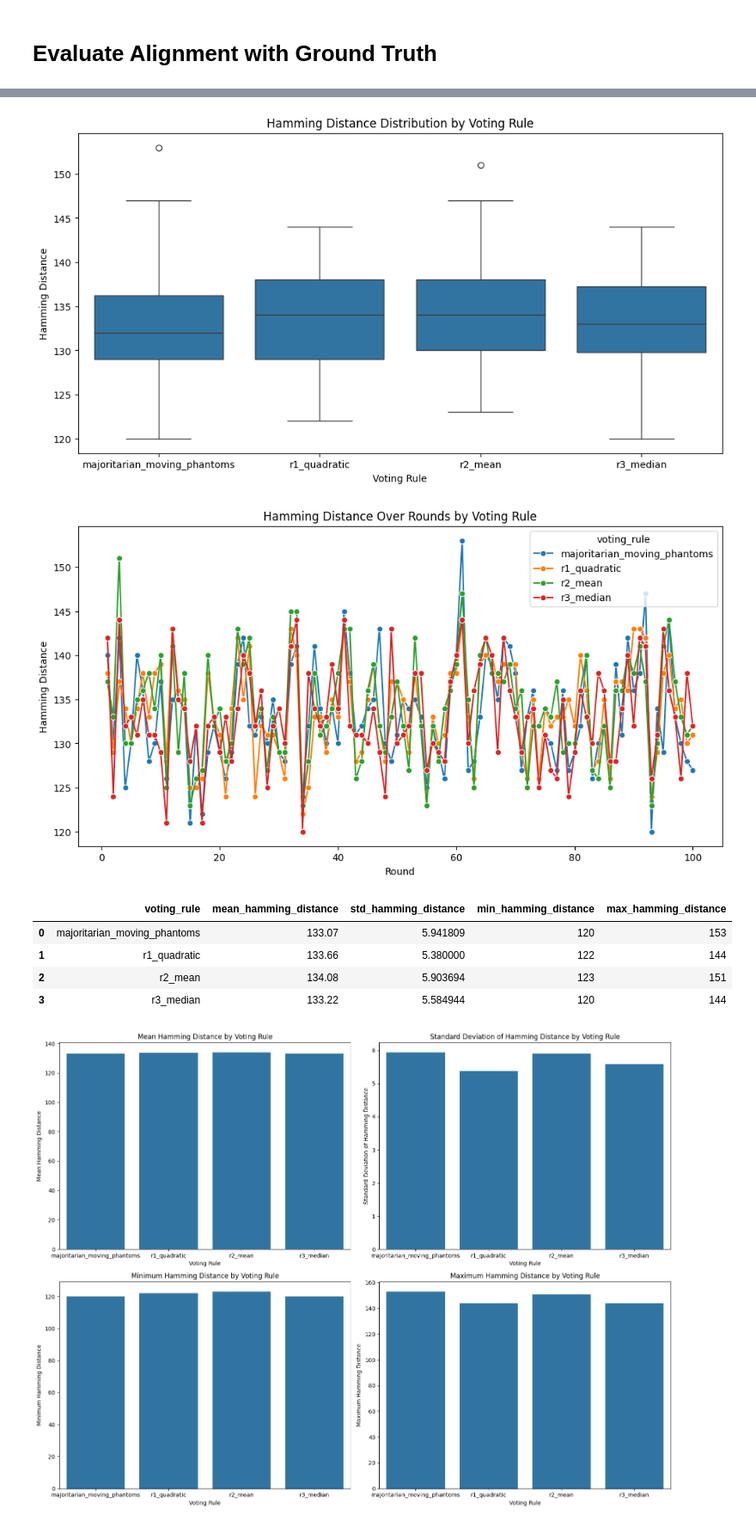
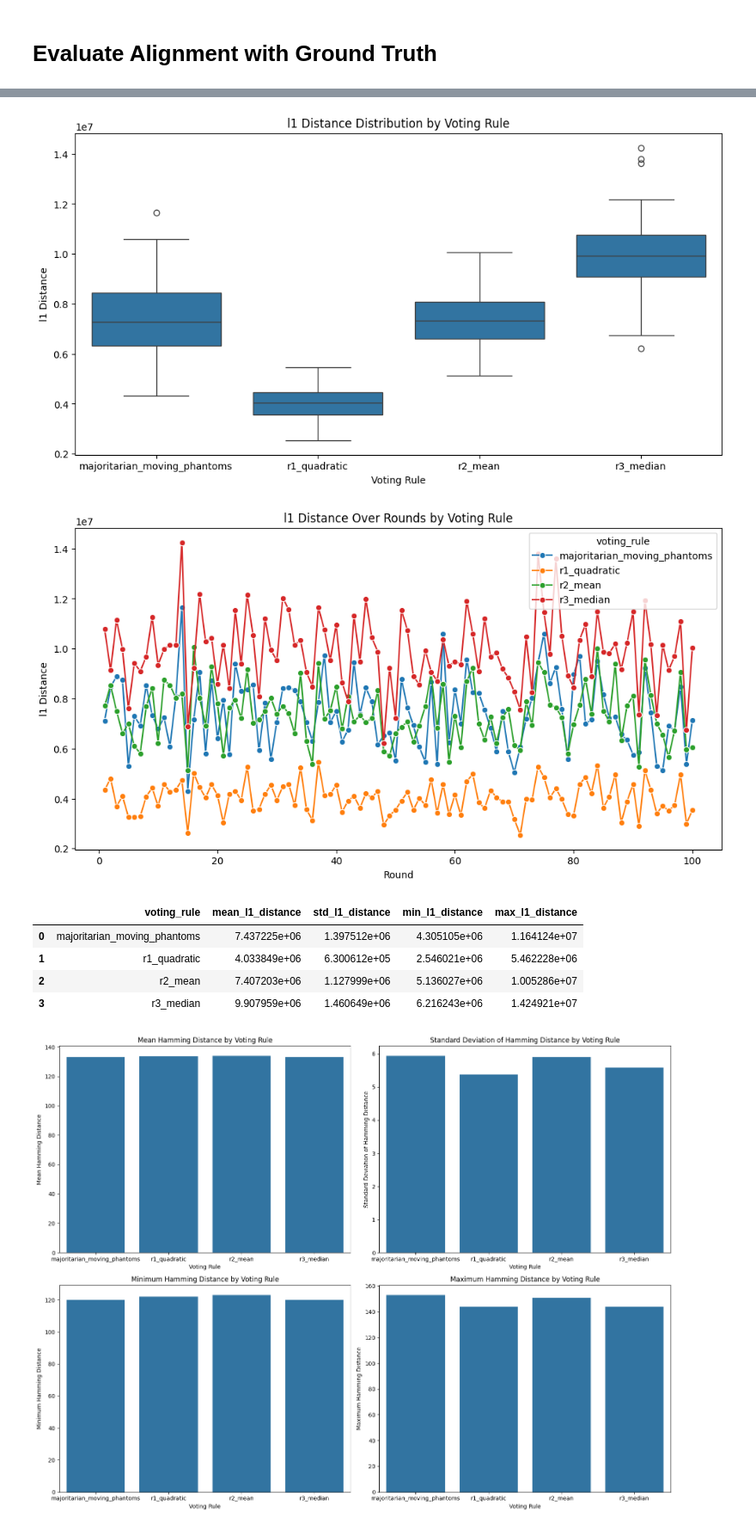
Before and after one commit to GovXS/Evaluating-Voting-Design-Tradeoffs-for-Retro-Funding, a Jupyter notebook: simulations/run.ipynb, the cells around one changed output, grey strips where cells are left out. Shown at 86% size. Cells and saved outputs as stored; diff of their text form; code cells hidden in the pictures.

Commit message:
Gorund truth used l1 distance and mallows based vote

```diff
--- a/simulations/run.ipynb
+++ b/simulations/run.ipynb
@@ -184,46 +183,46 @@ Alignment Results:
 # %%
 import matplotlib.pyplot as plt
 import seaborn as sns
 
 # Prepare data for plotting
-alignment_results_long = alignment_results.melt(id_vars=['round'], var_name='voting_rule', value_name='hamming_distance')
-alignment_results_long['voting_rule'] = alignment_results_long['voting_rule'].str.replace('_hamming_distance', '')
+alignment_results_long = alignment_results.melt(id_vars=['round'], var_name='voting_rule', value_name='l1_distance')
+alignment_results_long['voting_rule'] = alignment_results_long['voting_rule'].str.replace('_l1_distance', '')
 
 # Box Plot
 plt.figure(figsize=(12, 6))
-sns.boxplot(x='voting_rule', y='hamming_distance', data=alignment_results_long)
-plt.title('Hamming Distance Distribution by Voting Rule')
+sns.boxplot(x='voting_rule', y='l1_distance', data=alignment_results_long)
+plt.title('l1 Distance Distribution by Voting Rule')
 plt.xlabel('Voting Rule')
-plt.ylabel('Hamming Distance')
+plt.ylabel('l1 Distance')
 plt.show()
 
 # Line Plot
 plt.figure(figsize=(12, 6))
-sns.lineplot(x='round', y='hamming_distance', hue='voting_rule', data=alignment_results_long, marker='o')
-plt.title('Hamming Distance Over Rounds by Voting Rule')
+sns.lineplot(x='round', y='l1_distance', hue='voting_rule', data=alignment_results_long, marker='o')
+plt.title('l1 Distance Over Rounds by Voting Rule')
 plt.xlabel('Round')
-plt.ylabel('Hamming Distance')
+plt.ylabel('l1 Distance')
 plt.show()
 # %% [output]
-[figure, old version]
+[figure, new version]
-[figure, old version]
+[figure, new version]
 # %%
 def calculate_alignment_metrics(alignment_results):
     metrics = {
         "voting_rule": [],
-        "mean_hamming_distance": [],
-        "std_hamming_distance": [],
-        "min_hamming_distance": [],
-        "max_hamming_distance": []
+        "mean_l1_distance": [],
+        "std_l1_distance": [],
+        "min_l1_distance": [],
+        "max_l1_distance": []
     }
 
     for voting_rule in model.voting_rules.keys():
-        hamming_distances = alignment_results[f"{voting_rule}_hamming_distance"]
+        l1_distances = alignment_results[f"{voting_rule}_l1_distance"]
         metrics["voting_rule"].append(voting_rule)
-        metrics["mean_hamming_distance"].append(np.mean(hamming_distances))
-        metrics["std_hamming_distance"].append(np.std(hamming_distances))
-        metrics["min_hamming_distance"].append(np.min(hamming_distances))
-        metrics["max_hamming_distance"].append(np.max(hamming_distances))
+        metrics["mean_l1_distance"].append(np.mean(l1_distances))
+        metrics["std_l1_distance"].append(np.std(l1_distances))
+        metrics["min_l1_distance"].append(np.min(l1_distances))
+        metrics["max_l1_distance"].append(np.max(l1_distances))
 
     return pd.DataFrame(metrics)
 
@@ -232,11 +231,11 @@ alignment_metrics = calculate_alignment_metrics(alignment_results)
 
 alignment_metrics
 # %% [output]
-|  | voting_rule | mean_hamming_distance | std_hamming_distance | min_hamming_distance | max_hamming_distance |
-| 0 | majoritarian_moving_phantoms | 133.07 | 5.941809 | 120 | 153 |
-| 1 | r1_quadratic | 133.66 | 5.380000 | 122 | 144 |
-| 2 | r2_mean | 134.08 | 5.903694 | 123 | 151 |
-| 3 | r3_median | 133.22 | 5.584944 | 120 | 144 |
+|  | voting_rule | mean_l1_distance | std_l1_distance | min_l1_distance | max_l1_distance |
+| 0 | majoritarian_moving_phantoms | 7.437225e+06 | 1.397512e+06 | 4.305105e+06 | 1.164124e+07 |
+| 1 | r1_quadratic | 4.033849e+06 | 6.300612e+05 | 2.546021e+06 | 5.462228e+06 |
+| 2 | r2_mean | 7.407203e+06 | 1.127999e+06 | 5.136027e+06 | 1.005286e+07 |
+| 3 | r3_median | 9.907959e+06 | 1.460649e+06 | 6.216243e+06 | 1.424921e+07 |
 # %%
 import matplotlib.pyplot as plt
 import seaborn as sns
```
Also changed, not shown: parts of 13 cells of this notebook, 1 other file.
